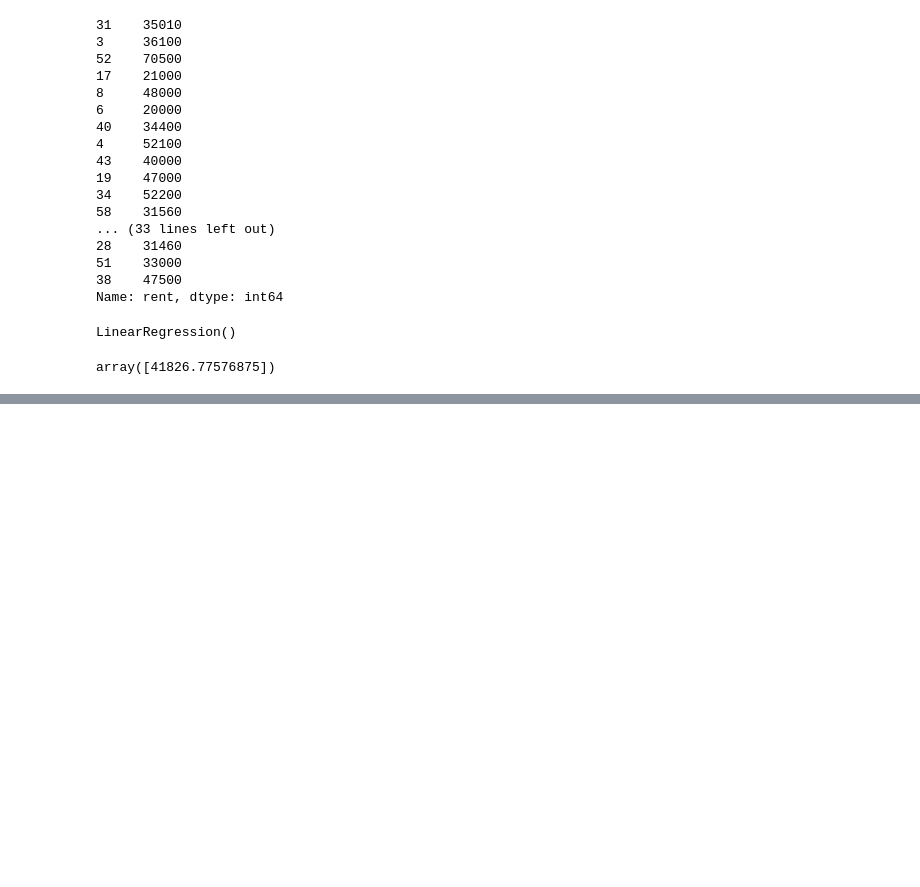
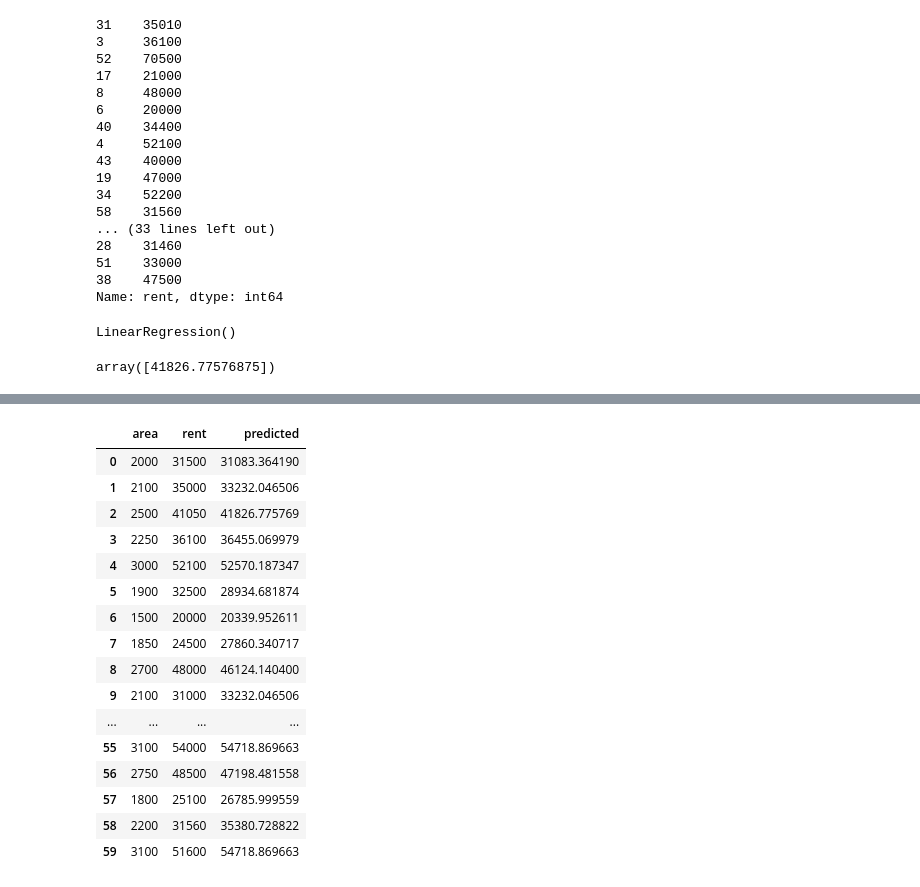
Before and after one commit to hafizur45/Basic_Linear_Regression, a Jupyter notebook: Linear_Regression.ipynb, the cells around one changed output, grey strips where cells are left out. Drawn from its saved outputs; the diff is of its cells as text; code cells hidden in the pictures; blank space fills up the shorter version.

```diff
--- a/Linear_Regression.ipynb
+++ b/Linear_Regression.ipynb
@@ -187,0 +208,2 @@ array([41826.77576875])
+# %%
+df2=df.copy()
@@ -187,0 +230,22 @@ array([41826.77576875])
+# %%
+df2['predicted'] = reg.predict(df[['area']])
+# %%
+df2
+# %% [output]
+|  | area | rent | predicted |
+| 0 | 2000 | 31500 | 31083.364190 |
+| 1 | 2100 | 35000 | 33232.046506 |
+| 2 | 2500 | 41050 | 41826.775769 |
+| 3 | 2250 | 36100 | 36455.069979 |
+| 4 | 3000 | 52100 | 52570.187347 |
+| 5 | 1900 | 32500 | 28934.681874 |
+| 6 | 1500 | 20000 | 20339.952611 |
+| 7 | 1850 | 24500 | 27860.340717 |
+| 8 | 2700 | 48000 | 46124.140400 |
+| 9 | 2100 | 31000 | 33232.046506 |
+| ... | ... | ... | ... |
+| 55 | 3100 | 54000 | 54718.869663 |
+| 56 | 2750 | 48500 | 47198.481558 |
+| 57 | 1800 | 25100 | 26785.999559 |
+| 58 | 2200 | 31560 | 35380.728822 |
+| 59 | 3100 | 51600 | 54718.869663 |
```
Also changed, not shown: parts of 10 cells of this notebook.
